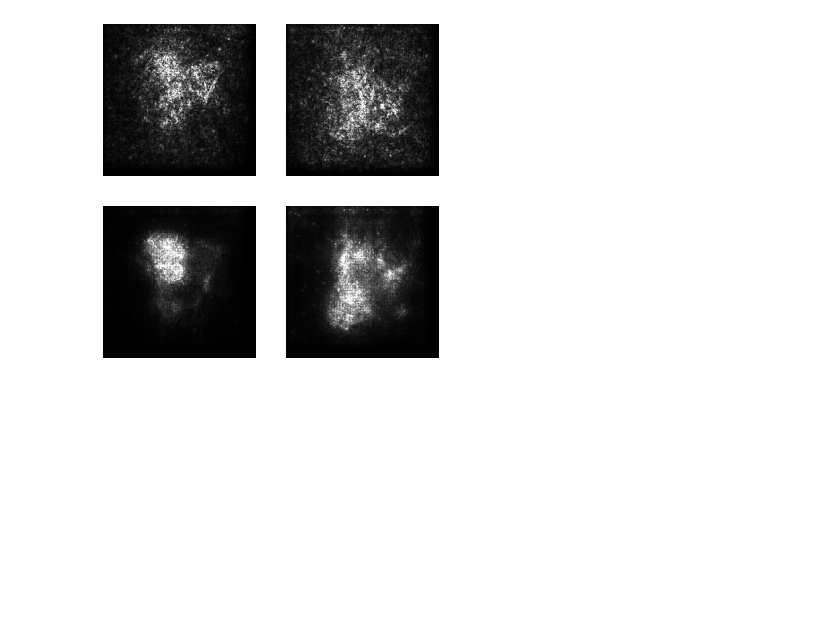
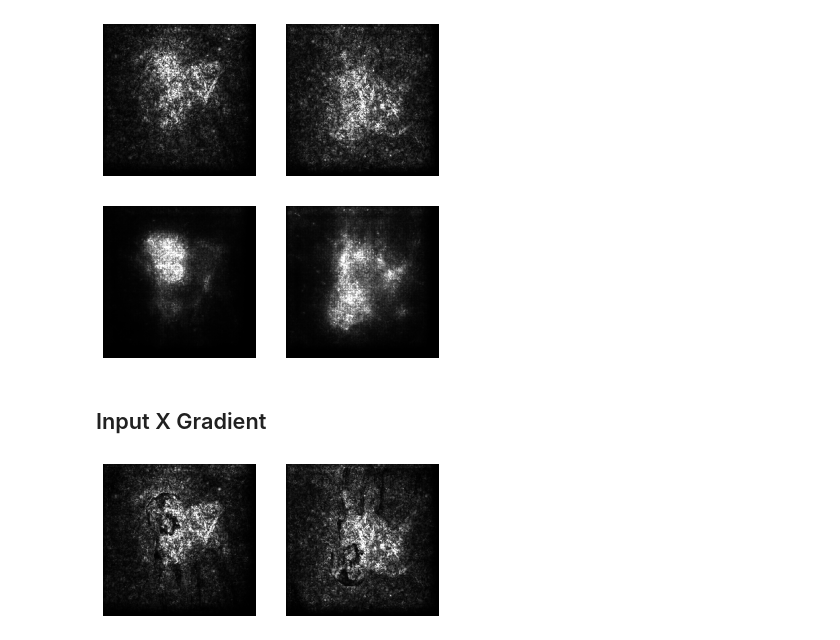
Before and after one commit to aboggust/interpretability-methods, a Jupyter notebook: examples/interpretability_examples.ipynb, the cells around one changed output. Saved outputs shown, nothing was run; the diff lists cells and outputs as text; code cells hidden in the pictures; blank space fills up the shorter version.

Commit message:
Added Input X Gradient method.

```diff
--- a/examples/interpretability_examples.ipynb
+++ b/examples/interpretability_examples.ipynb
@@ -95,3 +97,11 @@ guided_backprop_smoothgrad_masks = guided_backprop.get_smoothgrad_masks(input_ba
 visualize_masks(guided_backprop_smoothgrad_masks)
 # %% [output]
 [figure]
+# %% [markdown]
+## Input X Gradient
+# %%
+input_x_gradient = InputXGradient(MODEL)
+input_x_gradient_masks = input_x_gradient.get_masks(input_batch)
+visualize_masks(input_x_gradient_masks)
+# %% [output]
+[figure, added]
```
Also changed, not shown: parts of 2 cells of this notebook, 1 other file.
